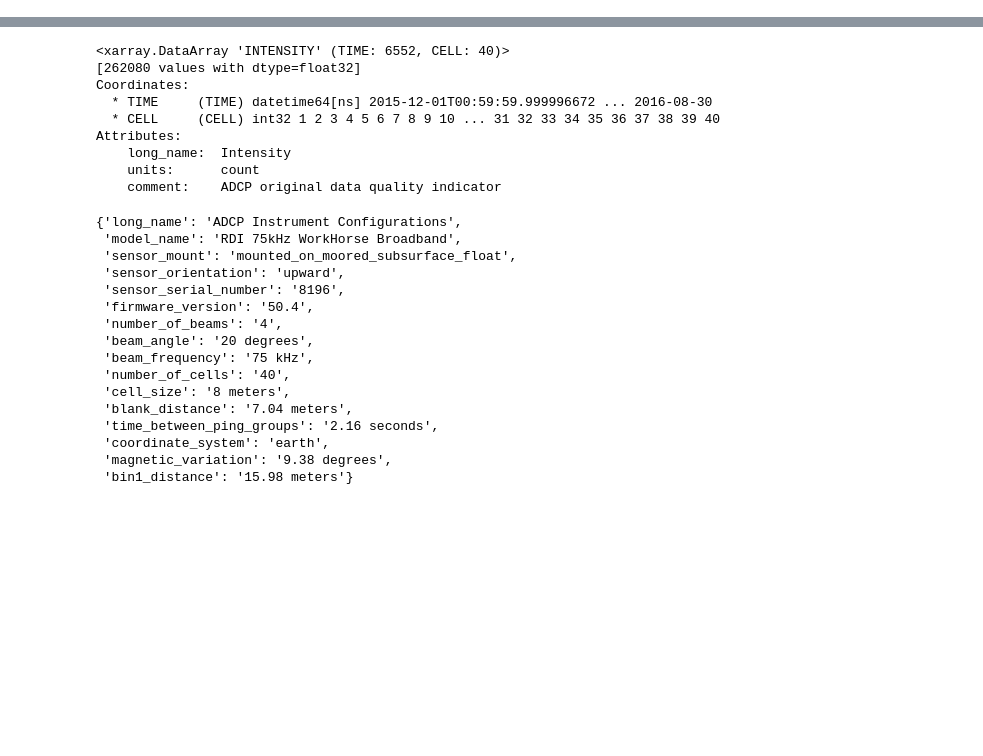
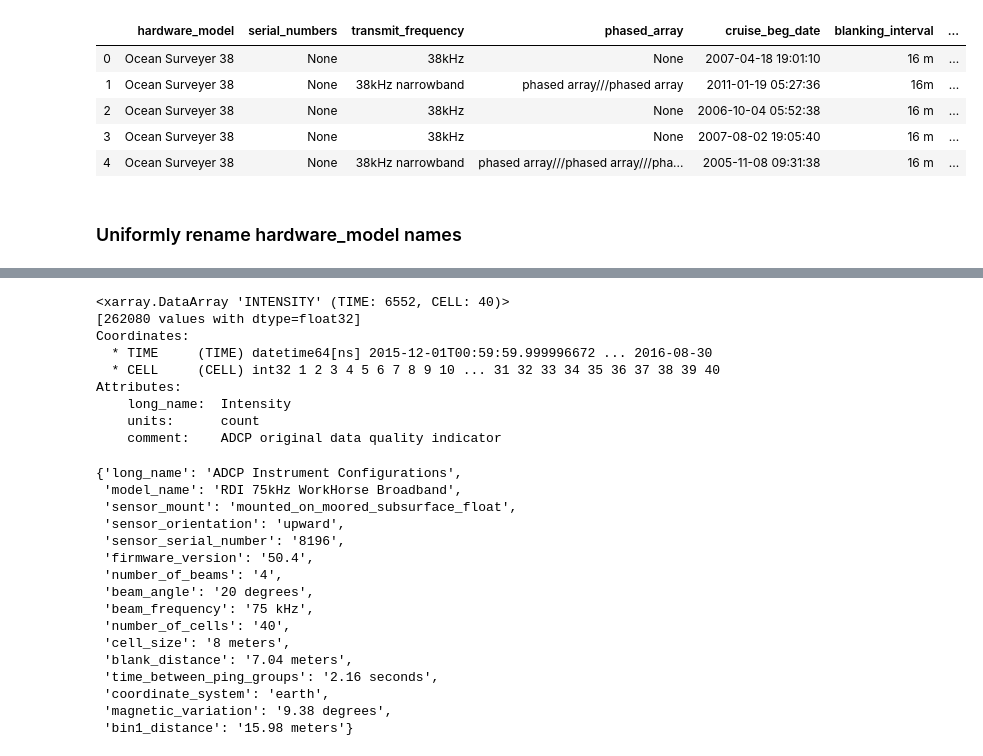
Before and after one commit to shirleyswirley/acoustic-variability, a Jupyter notebook: python/create_instrument_spreadsheet.ipynb, the cells around one changed output, grey strips where cells are left out. Drawn from its saved outputs; the diff is of its cells as text; code cells hidden in the pictures; blank space fills up the shorter version.

```diff
--- a/python/create_instrument_spreadsheet.ipynb
+++ b/python/create_instrument_spreadsheet.ipynb
@@ -32,0 +22,13 @@ os.listdir(dpath + 'TAO_NDBC/ncfiles')
+# %%
+nc_counter = len(glob.glob1(dpath + 'JASADCP/ncfiles',"*.nc"))
+hardware_model = [None]*nc_counter
+serial_numbers = [None]*nc_counter
+transmit_frequency = [None]*nc_counter
+phased_array = [None]*nc_counter
+cruise_beg_date = [None]*nc_counter
+blanking_interval = [None]*nc_counter
+bin_length = [None]*nc_counter
+transducer_beam_angle = [None]*nc_counter
+transmit_pulse_length = [None]*nc_counter
+comments = [None]*nc_counter
+biomass_dtmn = [None]*nc_counter
@@ -32,0 +90,8 @@ os.listdir(dpath + 'TAO_NDBC/ncfiles')
+# %%
+df = pd.concat(
+    [pd.Series(hardware_model,name='hardware_model'), pd.Series(serial_numbers,name='serial_numbers'),
+     pd.Series(transmit_frequency,name='transmit_frequency'),pd.Series(phased_array,name='phased_array'),
+     pd.Series(cruise_beg_date,name='cruise_beg_date'),pd.Series(blanking_interval,name='blanking_interval'),
+     pd.Series(bin_length,name='bin_length'),pd.Series(transducer_beam_angle,name='transducer_beam_angle'),
+     pd.Series(transmit_pulse_length,name='transmit_pulse_length'),pd.Series(comments,name='comments')],
+     axis=1)
@@ -32,0 +140,13 @@ os.listdir(dpath + 'TAO_NDBC/ncfiles')
+# %%
+#pd.set_option('max_rows', 100)
+#pd.set_option('display.max_colwidth', -1)
+df.head()
+# %% [output]
+|  | hardware_model | serial_numbers | transmit_frequency | phased_array | cruise_beg_date | blanking_interval | ... |
+| 0 | Ocean Surveyer 38 | None | 38kHz | None | 2007-04-18 19:01:10 | 16 m | ... |
+| 1 | Ocean Surveyer 38 | None | 38kHz narrowband | phased array///phased array | 2011-01-19 05:27:36 | 16m | ... |
+| 2 | Ocean Surveyer 38 | None | 38kHz | None | 2006-10-04 05:52:38 | 16 m | ... |
+| 3 | Ocean Surveyer 38 | None | 38kHz | None | 2007-08-02 19:05:40 | 16 m | ... |
+| 4 | Ocean Surveyer 38 | None | 38kHz narrowband | phased array///phased array///pha... | 2005-11-08 09:31:38 | 16 m | ... |
+# %% [markdown]
+### Uniformly rename hardware_model names
```
Also changed, not shown: parts of 24 cells of this notebook, 1 other file.
